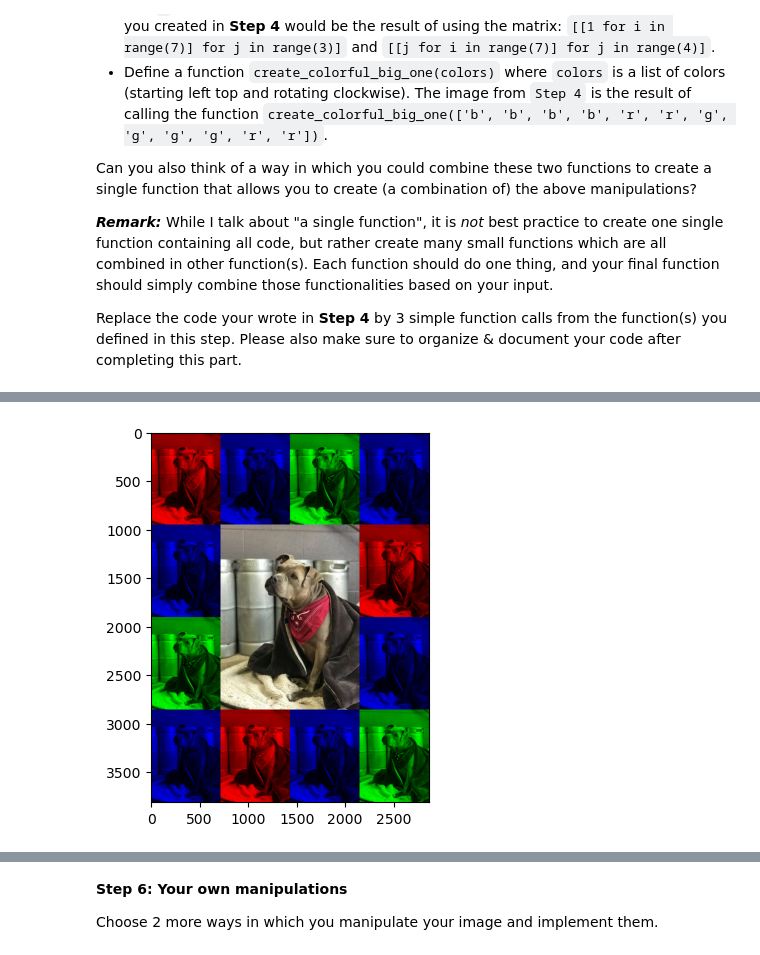
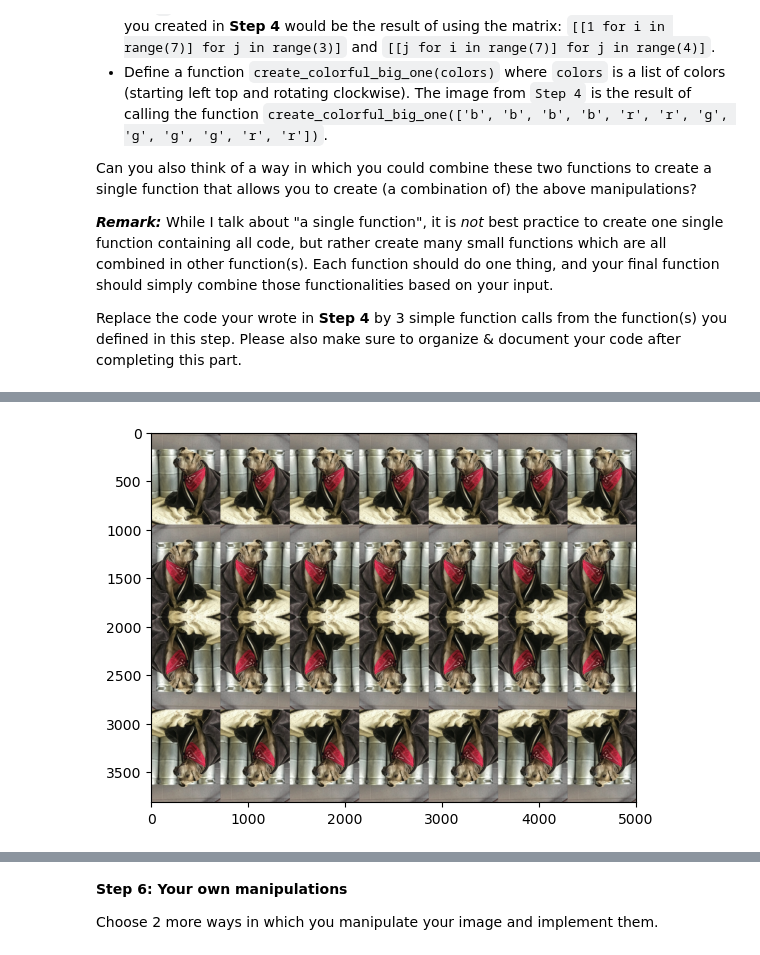
Before and after one commit to TinneCJM/assignment_numpy, a Jupyter notebook: notebooks/Assignment_notebook.ipynb, the cells around one changed output, grey strips where cells are left out. Saved outputs shown, nothing was run; the diff lists cells and outputs as text; code cells hidden in the pictures.

```diff
--- a/notebooks/Assignment_notebook.ipynb
+++ b/notebooks/Assignment_notebook.ipynb
@@ -177,3 +177,7 @@ plt.show()
+# %%
+grid_with_flips(np_image,[[j for i in range(7)] for j in range(4)])
+# %% [output]
+[figure, added]
 # %%
 def create_colorful_big_one(matrix, np_image=np_image):
     """
@@ -183,11 +187,16 @@ def create_colorful_big_one(matrix, np_image=np_image):
         np_image (numpy.ndarray, optional): The original image as a numpy array. Defaults to np_image.
 
     Raises:
-        ValueError: If an invalid color code is encountered.
+        ValueError: If an invalid color code is encountered or if the length of the input color matrix is not 12.
 
     Returns:
-        display: The final image created from the matrix.
+        Displays the final image created from the color matrix.
     """
+
+    # Check if the length of the matrix is 12
+    if len(matrix) != 12:
+        raise ValueError("Invalid matrix length. Please provide a list of 12 colors.")
+
 
     # Define the middle matrix containing the sections of the middle image
     middle_matrix = ['p1','p2','p3','p4']
@@ -244,7 +253,3 @@ def create_colorful_big_one(matrix, np_image=np_image):
     # Display the final image
     plt.imshow(color_images)
     plt.show()
-
-create_colorful_big_one(['r', 'b', 'g', 'b', 'r', 'b', 'g', 'b', 'r', 'b', 'g','b'])
-# %% [output]
-[figure, removed]
```
Also changed, not shown: parts of 8 cells of this notebook, 3 other files.
